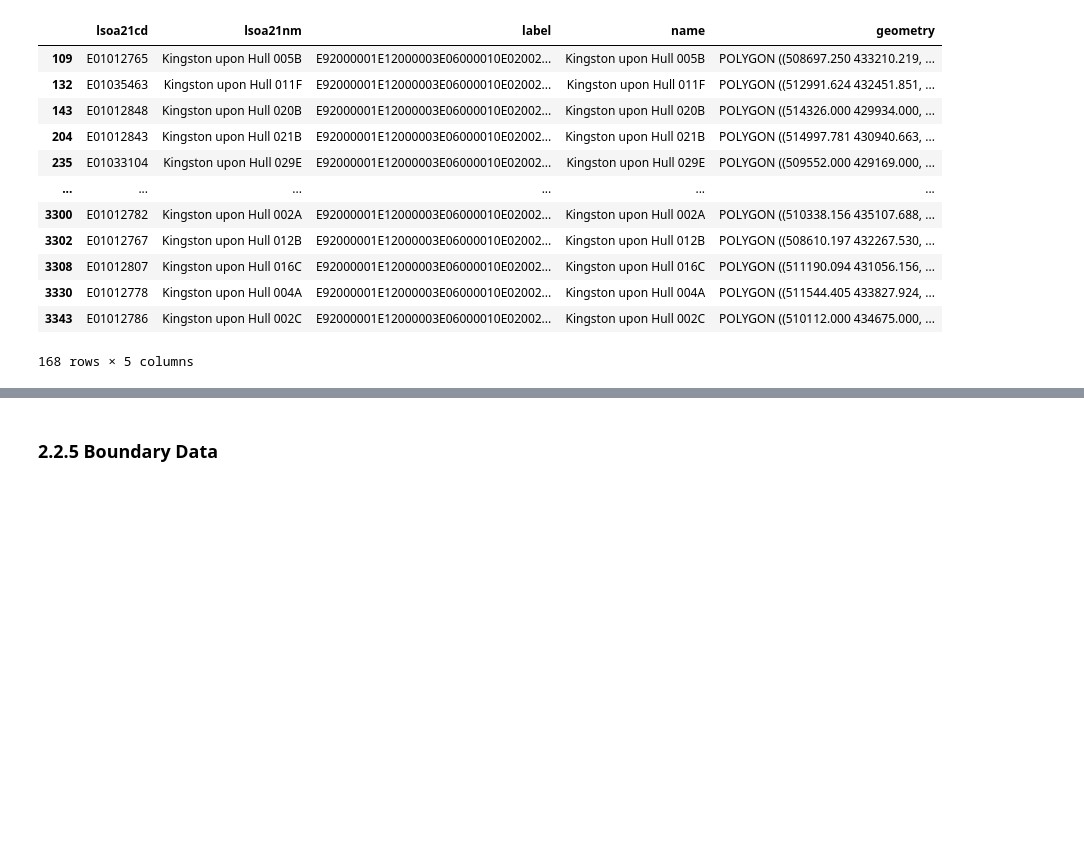
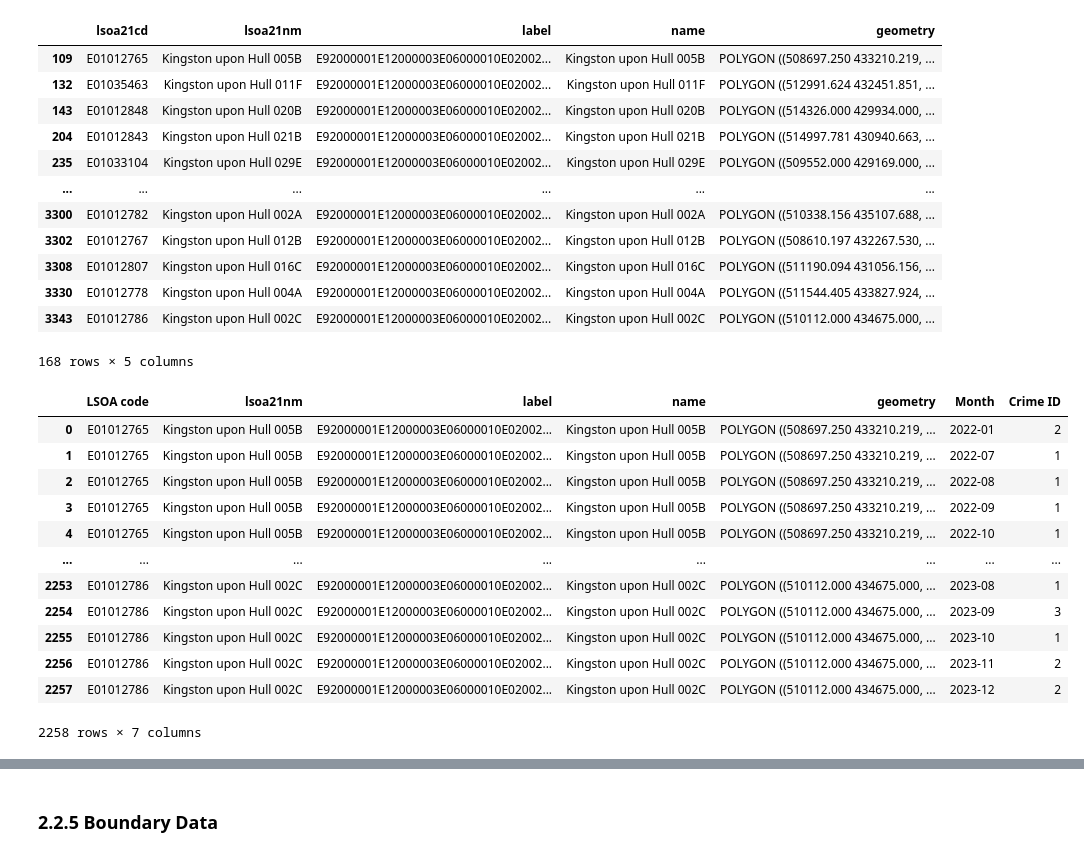
Before and after one commit to Demmynile/crime-prediction, a Jupyter notebook: Crime-Prediction.ipynb, the cells around one changed output, grey strips where cells are left out. Cells and saved outputs as stored; diff of their text form; code cells hidden in the pictures; blank space fills up the shorter version.

```diff
--- a/Crime-Prediction.ipynb
+++ b/Crime-Prediction.ipynb
@@ -1126 +1267,19 @@ lsoa_hull
+# %%
+#Merging the lsoa data with the police burglary data with LSOA
+lsoa_hull = lsoa_hull.merge(police_monthly_lsoa_burglary_df, on='LSOA code')
+lsoa_hull
+# %% [output]
+|  | LSOA code | lsoa21nm | label | name | geometry | Month | Crime ID |
+| 0 | E01012765 | Kingston upon Hull 005B | E92000001E12000003E06000010E02002... | Kingston upon Hull 005B | POLYGON ((508697.250 433210.219, ... | 2022-01 | 2 |
+| 1 | E01012765 | Kingston upon Hull 005B | E92000001E12000003E06000010E02002... | Kingston upon Hull 005B | POLYGON ((508697.250 433210.219, ... | 2022-07 | 1 |
+| 2 | E01012765 | Kingston upon Hull 005B | E92000001E12000003E06000010E02002... | Kingston upon Hull 005B | POLYGON ((508697.250 433210.219, ... | 2022-08 | 1 |
+| 3 | E01012765 | Kingston upon Hull 005B | E92000001E12000003E06000010E02002... | Kingston upon Hull 005B | POLYGON ((508697.250 433210.219, ... | 2022-09 | 1 |
+| 4 | E01012765 | Kingston upon Hull 005B | E92000001E12000003E06000010E02002... | Kingston upon Hull 005B | POLYGON ((508697.250 433210.219, ... | 2022-10 | 1 |
+| ... | ... | ... | ... | ... | ... | ... | ... |
+| 2253 | E01012786 | Kingston upon Hull 002C | E92000001E12000003E06000010E02002... | Kingston upon Hull 002C | POLYGON ((510112.000 434675.000, ... | 2023-08 | 1 |
+| 2254 | E01012786 | Kingston upon Hull 002C | E92000001E12000003E06000010E02002... | Kingston upon Hull 002C | POLYGON ((510112.000 434675.000, ... | 2023-09 | 3 |
+| 2255 | E01012786 | Kingston upon Hull 002C | E92000001E12000003E06000010E02002... | Kingston upon Hull 002C | POLYGON ((510112.000 434675.000, ... | 2023-10 | 1 |
+| 2256 | E01012786 | Kingston upon Hull 002C | E92000001E12000003E06000010E02002... | Kingston upon Hull 002C | POLYGON ((510112.000 434675.000, ... | 2023-11 | 2 |
+| 2257 | E01012786 | Kingston upon Hull 002C | E92000001E12000003E06000010E02002... | Kingston upon Hull 002C | POLYGON ((510112.000 434675.000, ... | 2023-12 | 2 |
+2258 rows × 7 columns
 # %%
```
Also changed, not shown: parts of 70 cells of this notebook, 9 other files.
